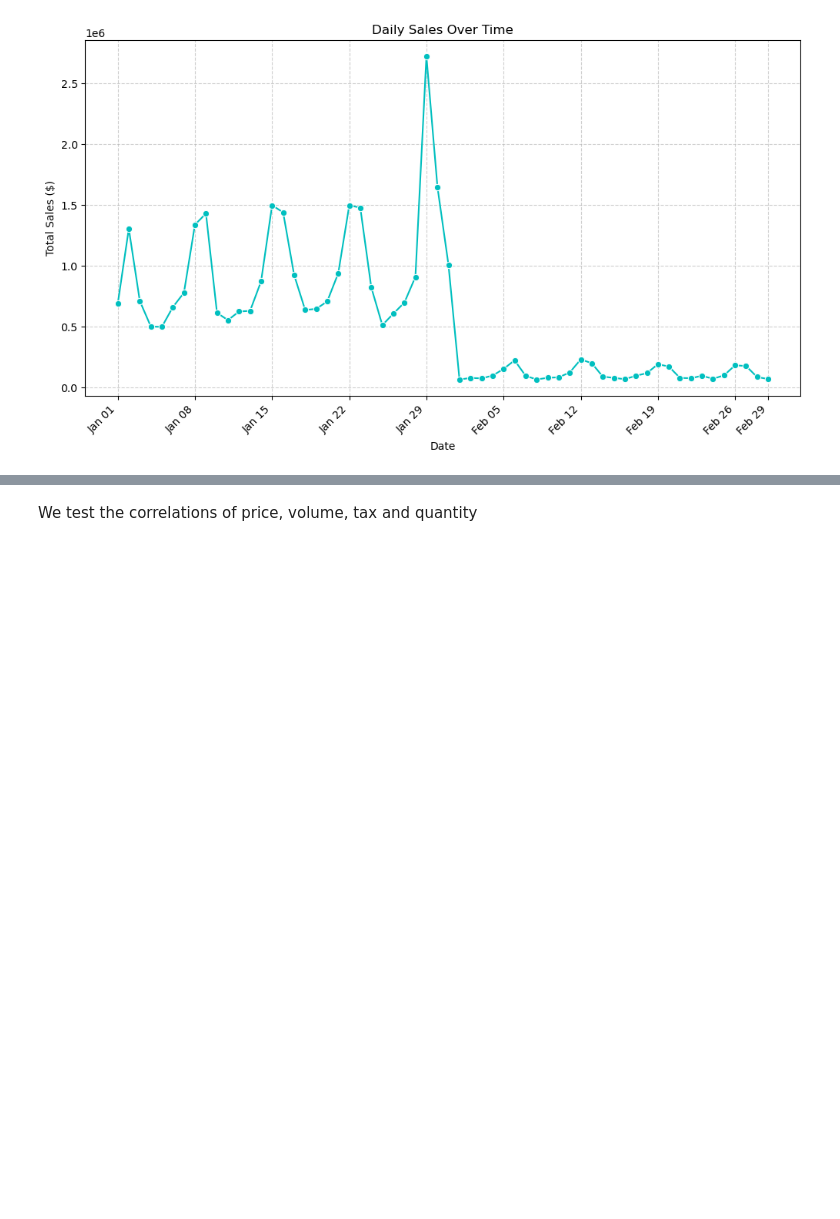
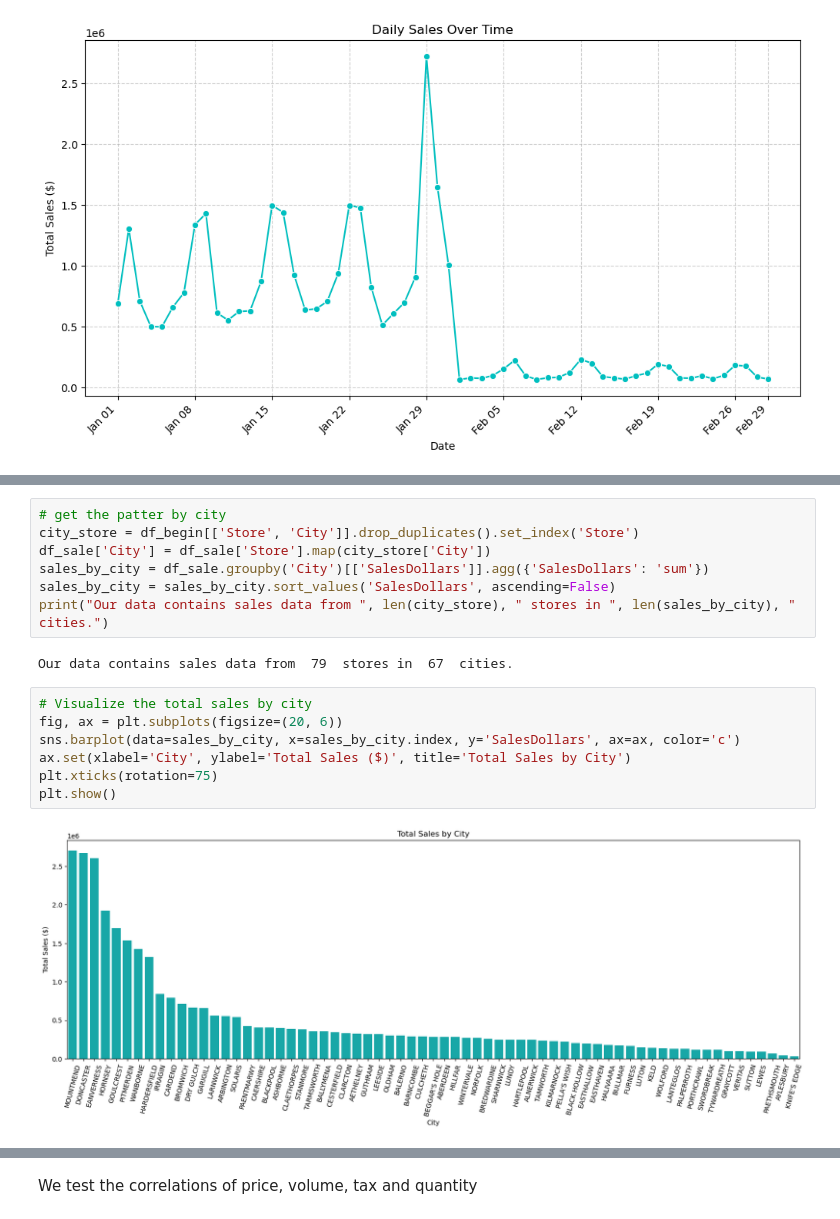
Before and after one commit to Leullque/ece143_group10, a Jupyter notebook: visualization.ipynb, the cells around one changed output, grey strips where cells are left out. Drawn from its saved outputs; the diff is of its cells as text; blank space fills up the shorter version.

```diff
--- a/visualization.ipynb
+++ b/visualization.ipynb
@@ -140,0 +154,18 @@ plt.show()
+# %%
+# get the patter by city
+city_store = df_begin[['Store', 'City']].drop_duplicates().set_index('Store')
+df_sale['City'] = df_sale['Store'].map(city_store['City'])
+sales_by_city = df_sale.groupby('City')[['SalesDollars']].agg({'SalesDollars': 'sum'})
+sales_by_city = sales_by_city.sort_values('SalesDollars', ascending=False)
+print("Our data contains sales data from ", len(city_store), " stores in ", len(sales_by_city), " cities.")
+# %% [output]
+Our data contains sales data from  79  stores in  67  cities.
+# %%
+# Visualize the total sales by city
+fig, ax = plt.subplots(figsize=(20, 6))
+sns.barplot(data=sales_by_city, x=sales_by_city.index, y='SalesDollars', ax=ax, color='c')
+ax.set(xlabel='City', ylabel='Total Sales ($)', title='Total Sales by City')
+plt.xticks(rotation=75)
+plt.show()
+# %% [output]
+[figure, added]
```
Also changed, not shown: parts of 5 cells of this notebook.
